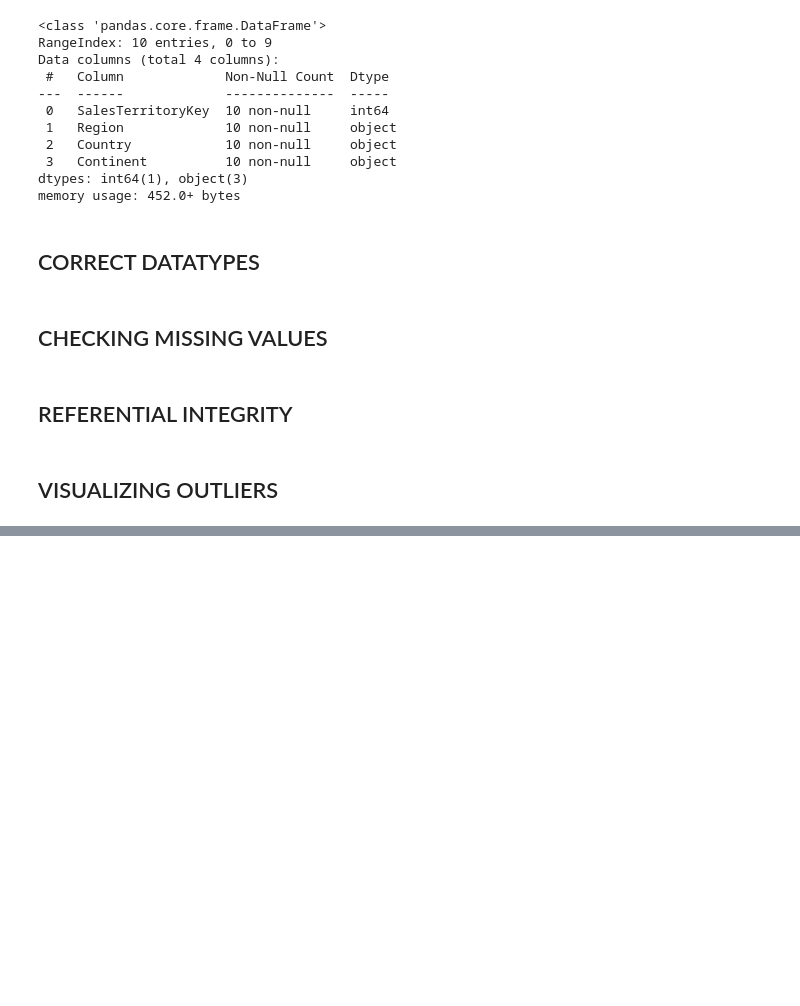
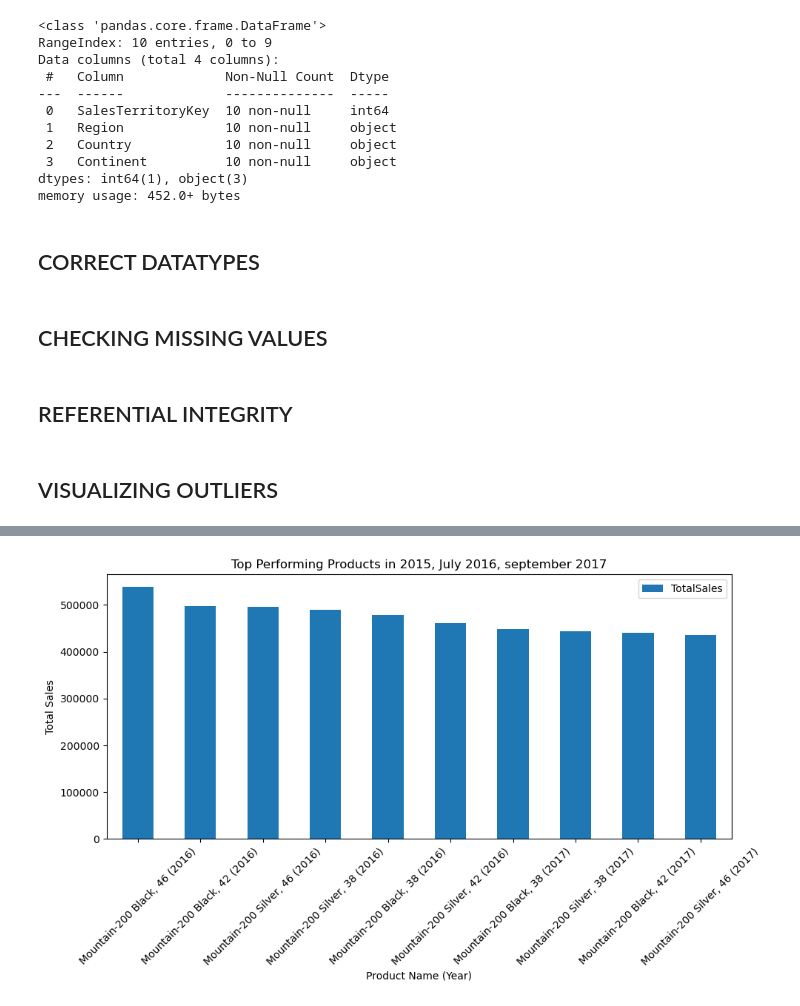
Before and after one commit to ajamolebalikis/AdventureWorks_PythonProject, a Jupyter notebook: AdventureWorks_Python Project.ipynb, the cells around one changed output, grey strips where cells are left out. Drawn from its saved outputs; the diff is of its cells as text; code cells hidden in the pictures; blank space fills up the shorter version.

```diff
--- a/AdventureWorks_Python Project.ipynb
+++ b/AdventureWorks_Python Project.ipynb
@@ -298,0 +299,4 @@ df_cleaned.to_csv('cleaned_data.csv', index=False)
+# %%
+sales_data = sales_data.merge(Dimterritorries, left_on='TerritoryKey', right_on='SalesTerritoryKey', how='left',
+suffixes=('_sales', '_dim')
+)
@@ -298,0 +327,19 @@ df_cleaned.to_csv('cleaned_data.csv', index=False)
+# %%
+
+# Visualize top performing products
+import matplotlib.pyplot as plt
+
+# Combine ProductName and Year for x-ticks
+sales_by_product_region['Year'] = sales_by_product_region['ProductName'] + ' (' + sales_by_product_region['Year'].astype(str) + ')'
+
+# Plotting
+top_products = sales_by_product_region.sort_values(by='TotalSales', ascending=False).head(10)
+top_products.plot(kind='bar', x='Year', y='TotalSales', figsize=(10, 6))
+plt.title('Top Performing Products in 2015, July 2016, september 2017')
+plt.xlabel('Product Name (Year)')
+plt.ylabel('Total Sales')
+plt.xticks(rotation=45)
+plt.tight_layout()
+plt.show()
+# %% [output]
+[figure, added]
```
Also changed, not shown: parts of 85 cells of this notebook.
